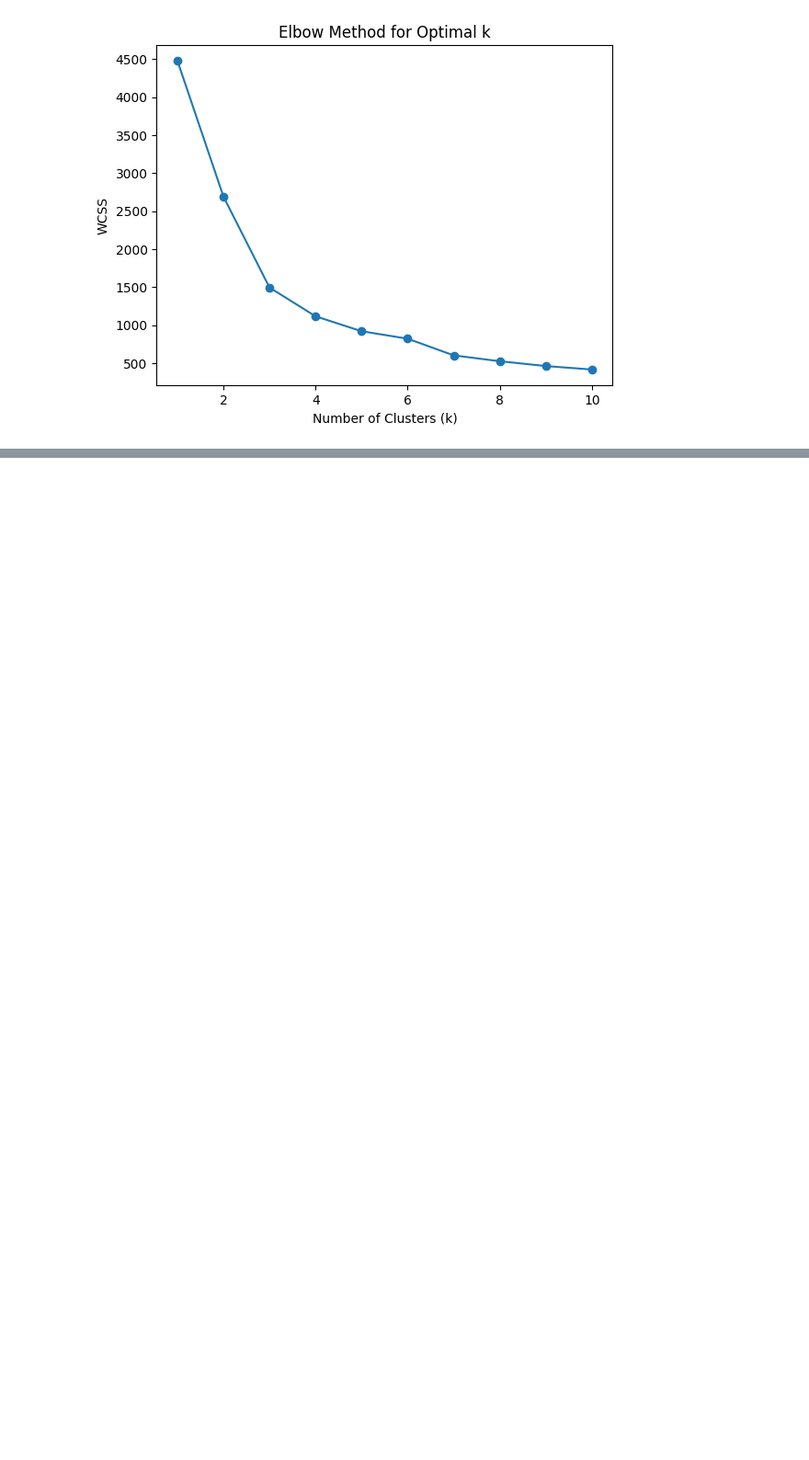
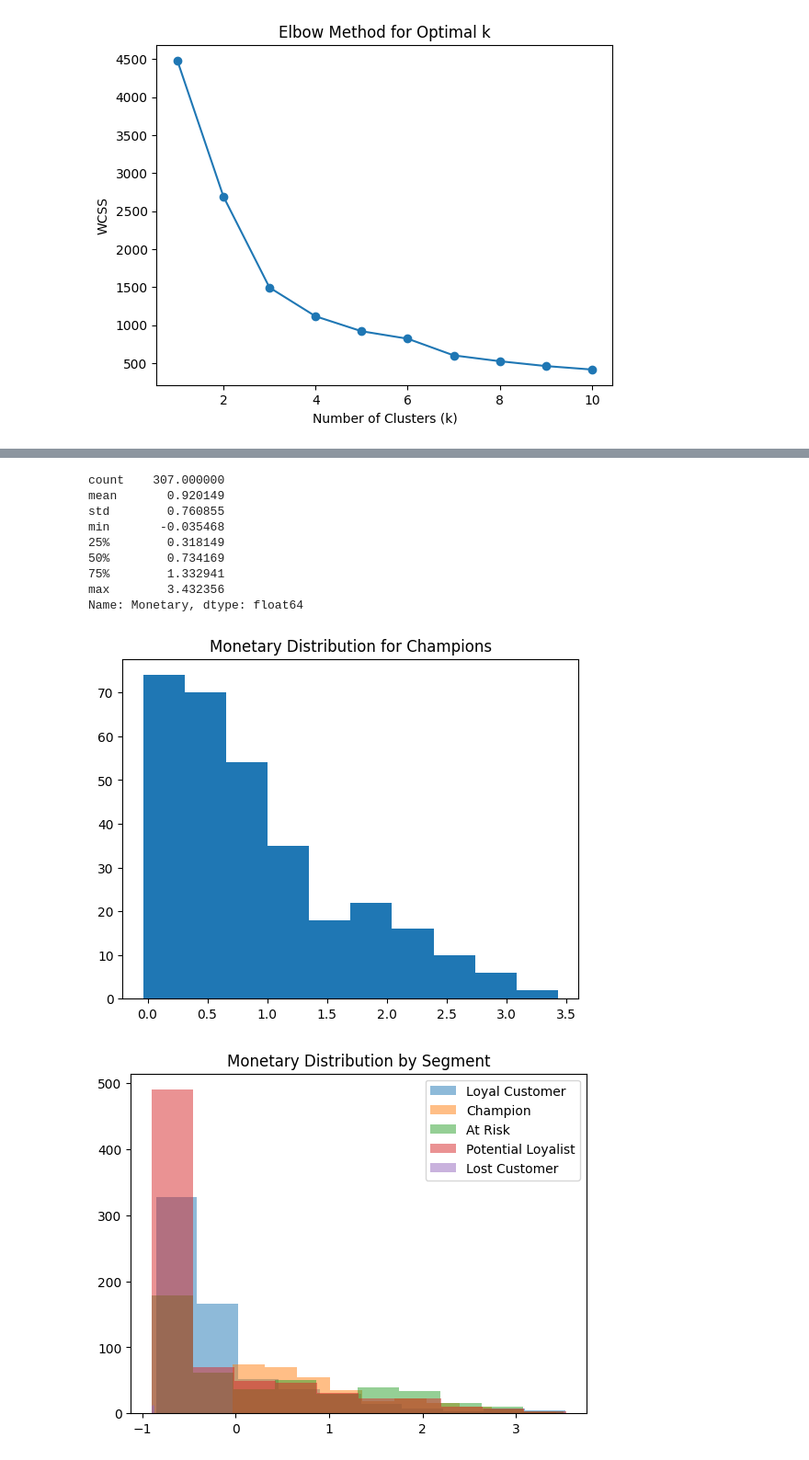
Before and after one commit to ghassantaleb/loyalty-landscape-analysis, a Jupyter notebook: loyalty_landscape_analysis.ipynb, the cells around one changed output, grey strips where cells are left out. Shown at 92% size. Cells and saved outputs as stored; diff of their text form; code cells hidden in the pictures; blank space fills up the shorter version.

```diff
--- a/loyalty_landscape_analysis.ipynb
+++ b/loyalty_landscape_analysis.ipynb
@@ -317,0 +350,30 @@ Silhouette Score (k=4): 0.4448616203729451
+# %%
+# Filter the data for the 'Champions' segment
+champions_segment = rm[rm['Segment'] == 'Champion']
+
+# Analyze the distribution of Income for Champions
+champions_income = champions_segment['Monetary']
+print(champions_income.describe())  # Descriptive statistics
+plt.hist(champions_income)  # Histogram
+plt.title('Monetary Distribution for Champions')
+plt.show()
+
+# Compare Income distribution of Champions with other segments
+for segment in rm['Segment'].unique():
+    segment_data = rm[rm['Segment'] == segment]
+    plt.hist(segment_data['Monetary'], alpha=0.5, label=segment)
+plt.title('Monetary Distribution by Segment')
+plt.legend()
+plt.show()
+# %% [output]
+count    307.000000
+mean       0.920149
+std        0.760855
+min       -0.035468
+25%        0.318149
+50%        0.734169
+75%        1.332941
+max        3.432356
+Name: Monetary, dtype: float64
+[figure, added]
+[figure, added]
```
Also changed, not shown: parts of 29 cells of this notebook.
